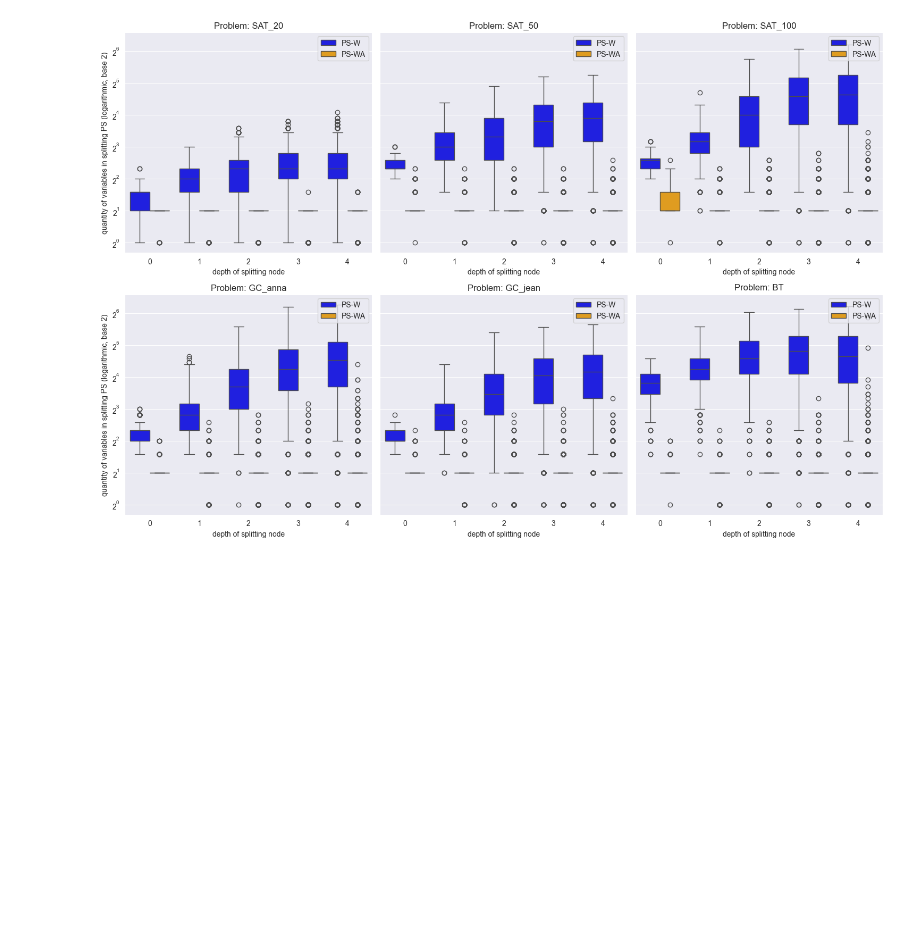
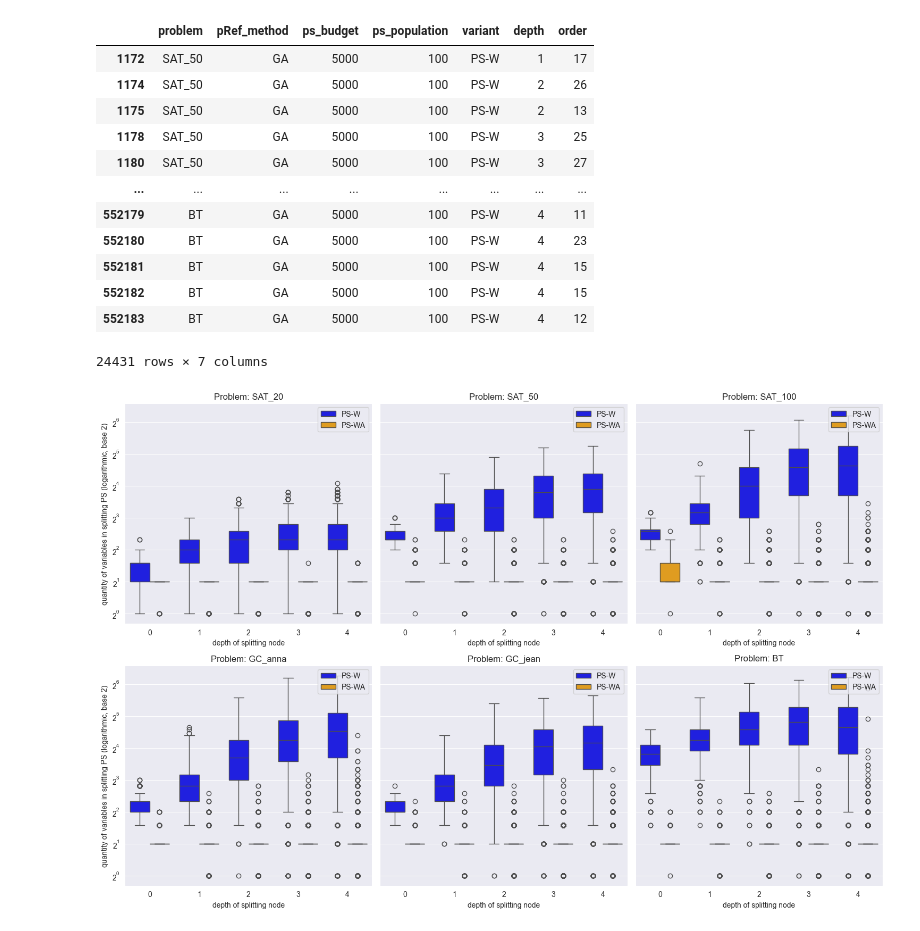
Before and after one commit to Giancarlo-Catalano/PS-descriptors, a Jupyter notebook: VarianceDecisionTree/process_data/tree_data.ipynb, the cells around one changed output. Saved outputs shown, nothing was run; the diff lists cells and outputs as text; code cells hidden in the pictures; blank space fills up the shorter version.

```diff
--- a/VarianceDecisionTree/process_data/tree_data.ipynb
+++ b/VarianceDecisionTree/process_data/tree_data.ipynb
@@ -194,3 +183,19 @@ display(df)
+# %%
+display(df[(df["order"] > 10)])
+# %% [output]
+|  | problem | pRef_method | ps_budget | ps_population | variant | depth | order |
+| 1172 | SAT_50 | GA | 5000 | 100 | PS-W | 1 | 17 |
+| 1174 | SAT_50 | GA | 5000 | 100 | PS-W | 2 | 26 |
+| 1175 | SAT_50 | GA | 5000 | 100 | PS-W | 2 | 13 |
+| 1178 | SAT_50 | GA | 5000 | 100 | PS-W | 3 | 25 |
+| 1180 | SAT_50 | GA | 5000 | 100 | PS-W | 3 | 27 |
+| ... | ... | ... | ... | ... | ... | ... | ... |
+| 552179 | BT | GA | 5000 | 100 | PS-W | 4 | 11 |
+| 552180 | BT | GA | 5000 | 100 | PS-W | 4 | 23 |
+| 552181 | BT | GA | 5000 | 100 | PS-W | 4 | 15 |
+| 552182 | BT | GA | 5000 | 100 | PS-W | 4 | 15 |
+| 552183 | BT | GA | 5000 | 100 | PS-W | 4 | 12 |
+24431 rows × 7 columns
 # %%
 import utils
 import pandas as pd
```
Also changed, not shown: parts of 5 cells of this notebook, 4 other files.
